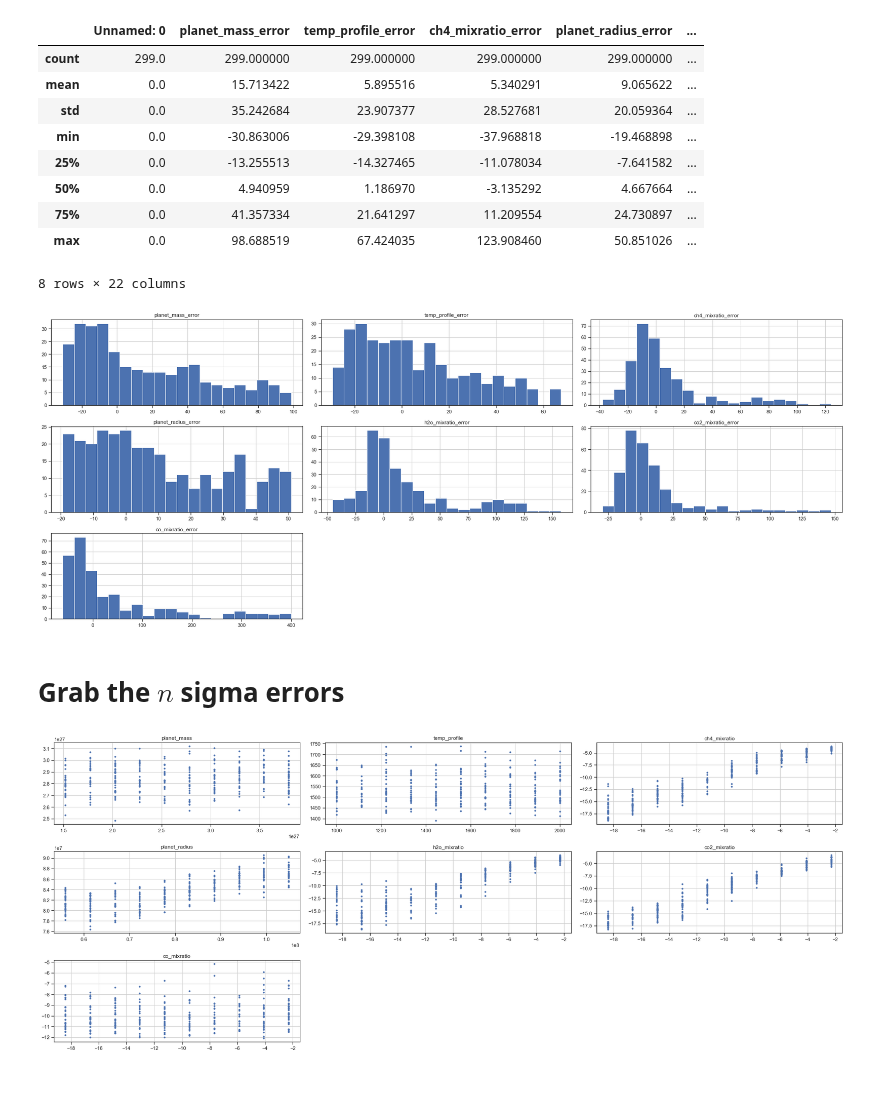
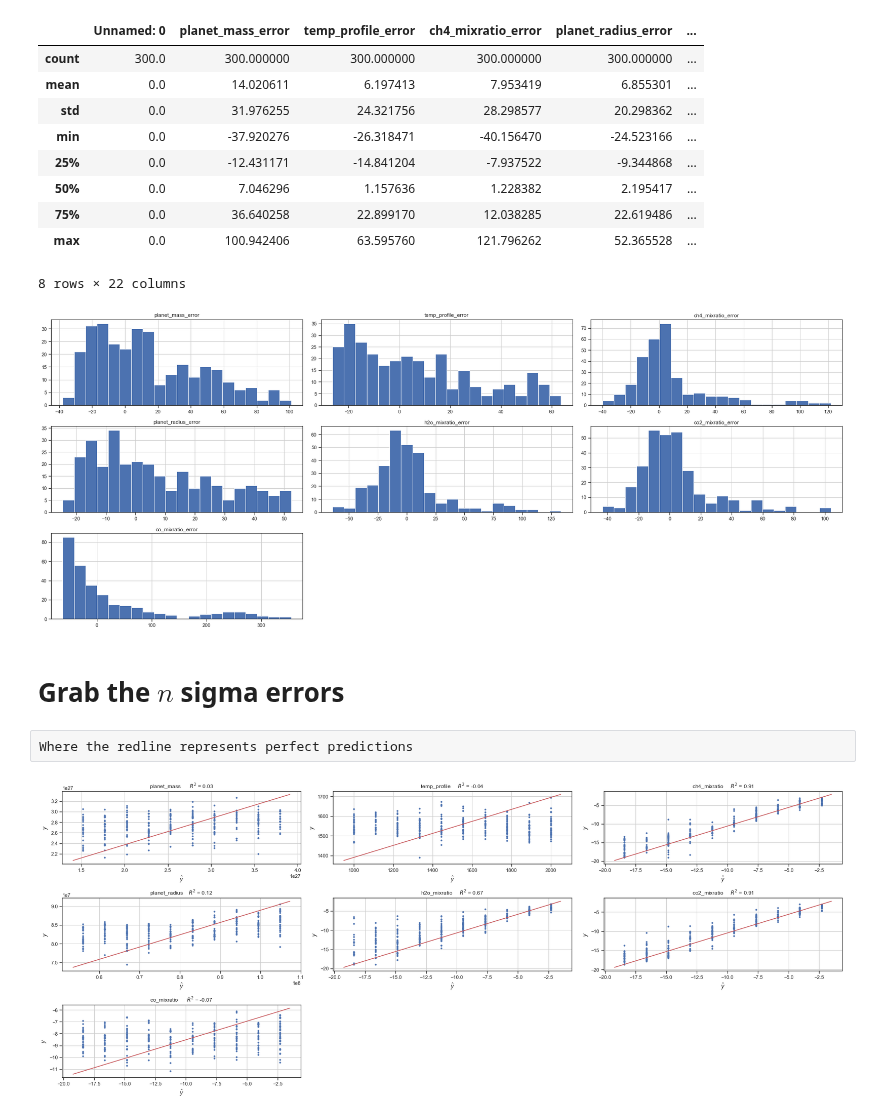
Before and after one commit to deKeijzer/SRON-DCGAN, a Jupyter notebook: notebooks/error analysis.ipynb, the cells around one changed output. Drawn from its saved outputs; the diff is of its cells as text; code cells hidden in the pictures; blank space fills up the shorter version.

```diff
--- a/notebooks/error analysis.ipynb
+++ b/notebooks/error analysis.ipynb
@@ -17,7 +19,7 @@ from tqdm import tqdm
 sns.set_palette(sns.hls_palette(8, l=.3, s=.8))
 sns.set(style='ticks')
 # %%
-df = pd.read_csv('Validation error of 300 images')
+df = pd.read_csv('Validation error of 301 images')
 df.head()
 # %% [output]
 |  | Unnamed: 0 | planet_mass_error | temp_profile_error | ch4_mixratio_error | planet_radius_error | ... |
@@ -31,14 +33,14 @@ df.head()
 df.describe()
 # %% [output]
 |  | Unnamed: 0 | planet_mass_error | temp_profile_error | ch4_mixratio_error | planet_radius_error | ... |
-| count | 299.0 | 299.000000 | 299.000000 | 299.000000 | 299.000000 | ... |
-| mean | 0.0 | 15.713422 | 5.895516 | 5.340291 | 9.065622 | ... |
-| std | 0.0 | 35.242684 | 23.907377 | 28.527681 | 20.059364 | ... |
-| min | 0.0 | -30.863006 | -29.398108 | -37.968818 | -19.468898 | ... |
-| 25% | 0.0 | -13.255513 | -14.327465 | -11.078034 | -7.641582 | ... |
-| 50% | 0.0 | 4.940959 | 1.186970 | -3.135292 | 4.667664 | ... |
-| 75% | 0.0 | 41.357334 | 21.641297 | 11.209554 | 24.730897 | ... |
-| max | 0.0 | 98.688519 | 67.424035 | 123.908460 | 50.851026 | ... |
+| count | 300.0 | 300.000000 | 300.000000 | 300.000000 | 300.000000 | ... |
+| mean | 0.0 | 14.020611 | 6.197413 | 7.953419 | 6.855301 | ... |
+| std | 0.0 | 31.976255 | 24.321756 | 28.298577 | 20.298362 | ... |
+| min | 0.0 | -37.920276 | -26.318471 | -40.156470 | -24.523166 | ... |
+| 25% | 0.0 | -12.431171 | -14.841204 | -7.937522 | -9.344868 | ... |
+| 50% | 0.0 | 7.046296 | 1.157636 | 1.228382 | 2.195417 | ... |
+| 75% | 0.0 | 36.640258 | 22.899170 | 12.038285 | 22.619486 | ... |
+| max | 0.0 | 100.942406 | 63.595760 | 121.796262 | 52.365528 | ... |
 8 rows × 22 columns
 # %%
 params = ['planet_mass','temp_profile','ch4_mixratio','planet_radius','h2o_mixratio','co2_mixratio','co_mixratio']
@@ -51,20 +53,28 @@ for i,param in enumerate(params):
     plt.grid()
     plt.tight_layout()
 # %% [output]
-[figure, old version]
+[figure, new version]
 # %% [markdown]
 # Grab the $n$ sigma errors
+# %% [raw]
+Where the redline represents perfect predictions
 # %%
 plt.figure(figsize=((25,10)))
 
 for i,param in enumerate(params):
     y_hat = df[param+'_real']
     y = df[param+'_inpainted']
 
+    r2 = r2_score(y_hat, y)
+
     plt.subplot(3,3,i+1)
-    plt.title(param)
-    plt.plot(y_hat, df[param+'_inpainted'], '.')
+    plt.title(param +' \t $R^2$ = %.2f' % r2)
+    plt.plot(y_hat, y, '.')
+    plt.plot(plt.xlim(), plt.ylim(), ls="-", c='r')
+
+    plt.xlabel(r"$\hat{y}$")
+    plt.ylabel(r"$y$")
     plt.grid()
     plt.tight_layout()
 # %% [output]
-[figure, old version]
+[figure, new version]
```
Also changed, not shown: parts of 2 cells of this notebook, 15 other files.
